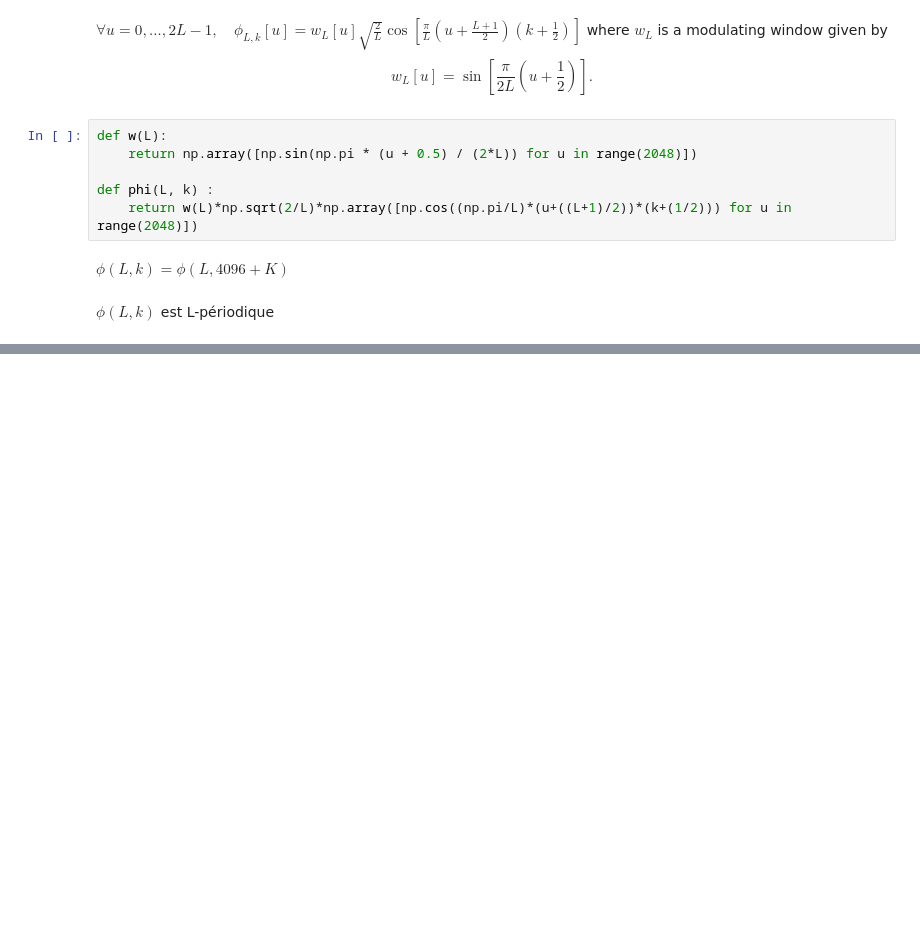
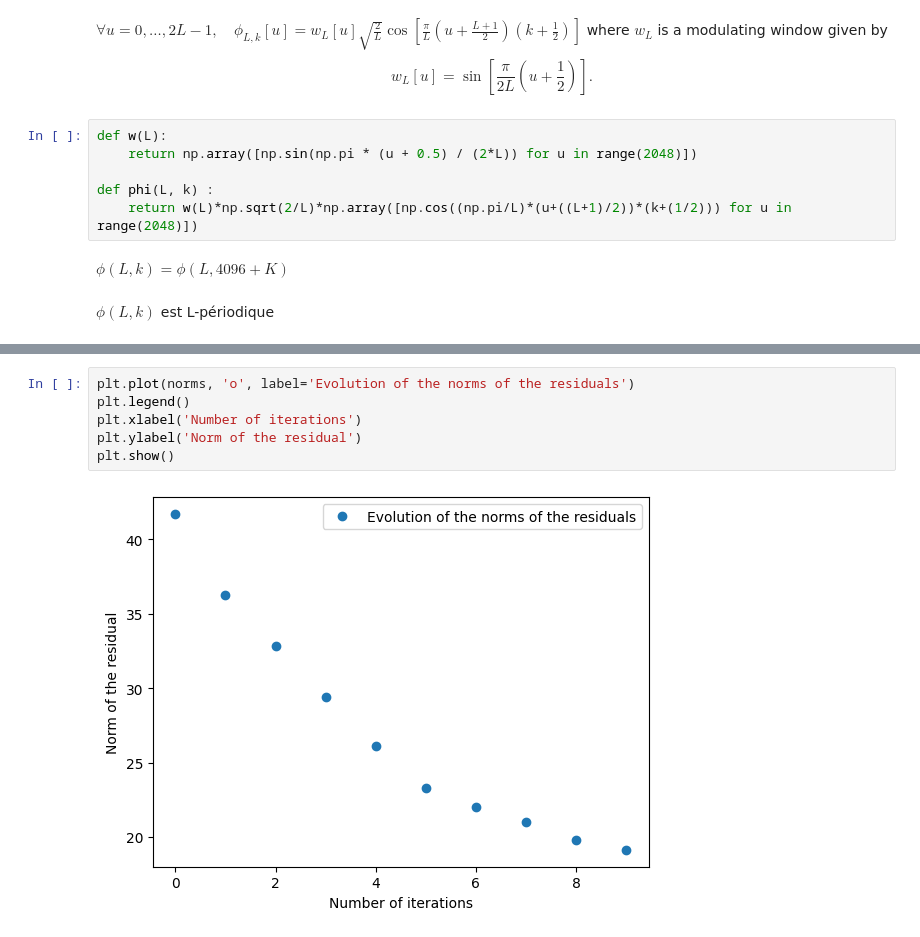
Before and after one commit to gregoirebechade/MVA_bis, a Jupyter notebook: ML_for_time_series/TP2/Assignment 2.ipynb, the cells around one changed output, grey strips where cells are left out. Cells and saved outputs as stored; diff of their text form; blank space fills up the shorter version.

```diff
--- a/ML_for_time_series/TP2/Assignment 2.ipynb
+++ b/ML_for_time_series/TP2/Assignment 2.ipynb
@@ -150,3 +107,11 @@ the scalar product is : 8.673530487004378
+# %%
+plt.plot(norms, 'o', label='Evolution of the norms of the residuals')
+plt.legend()
+plt.xlabel('Number of iterations')
+plt.ylabel('Norm of the residual')
+plt.show()
+# %% [output]
+[figure, added]
 # %%
 reconstruded_signal = np.zeros_like(signal_question_4)
 for idx, coeff in zip(np.nonzero(sparse_representation)[0], sparse_representation[np.nonzero(sparse_representation)]):
```
Also changed, not shown: parts of 8 cells of this notebook, 9 other files.
